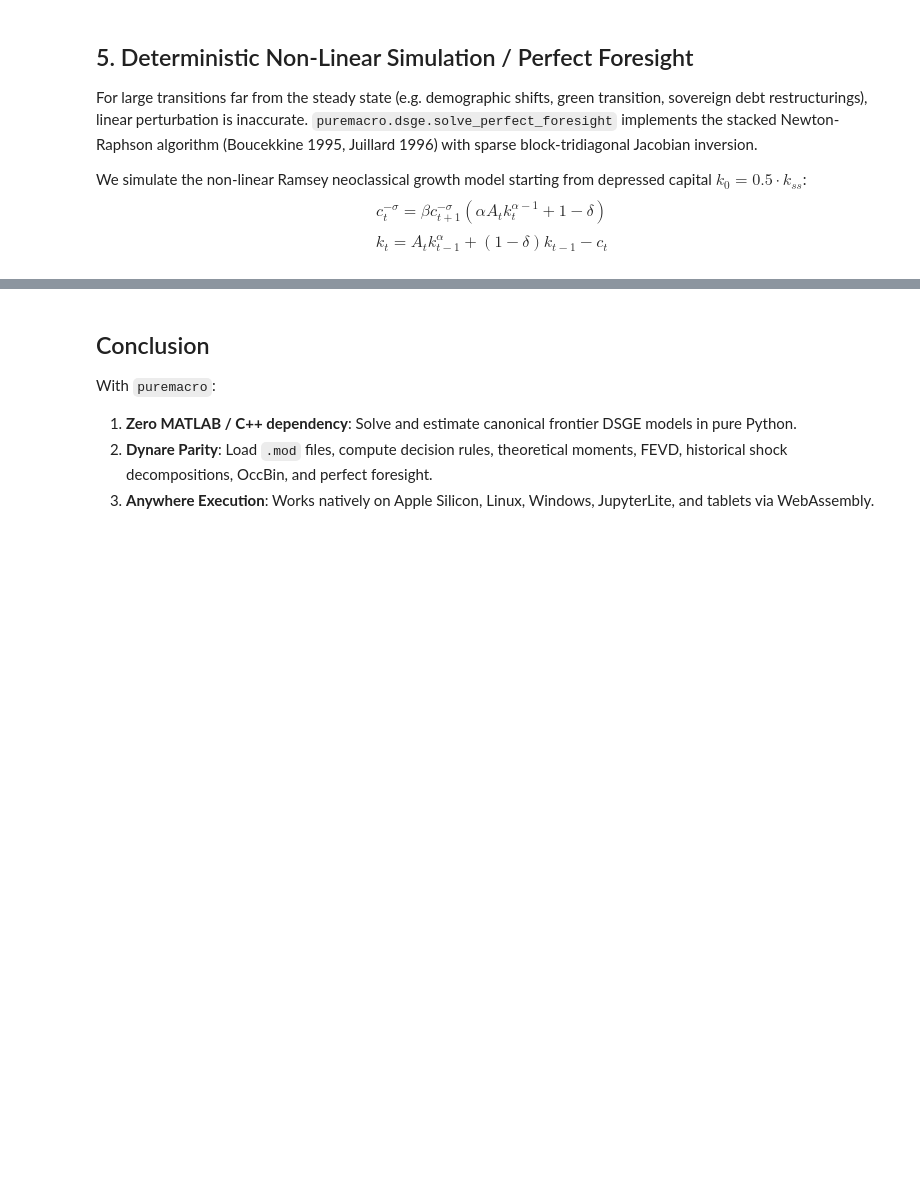
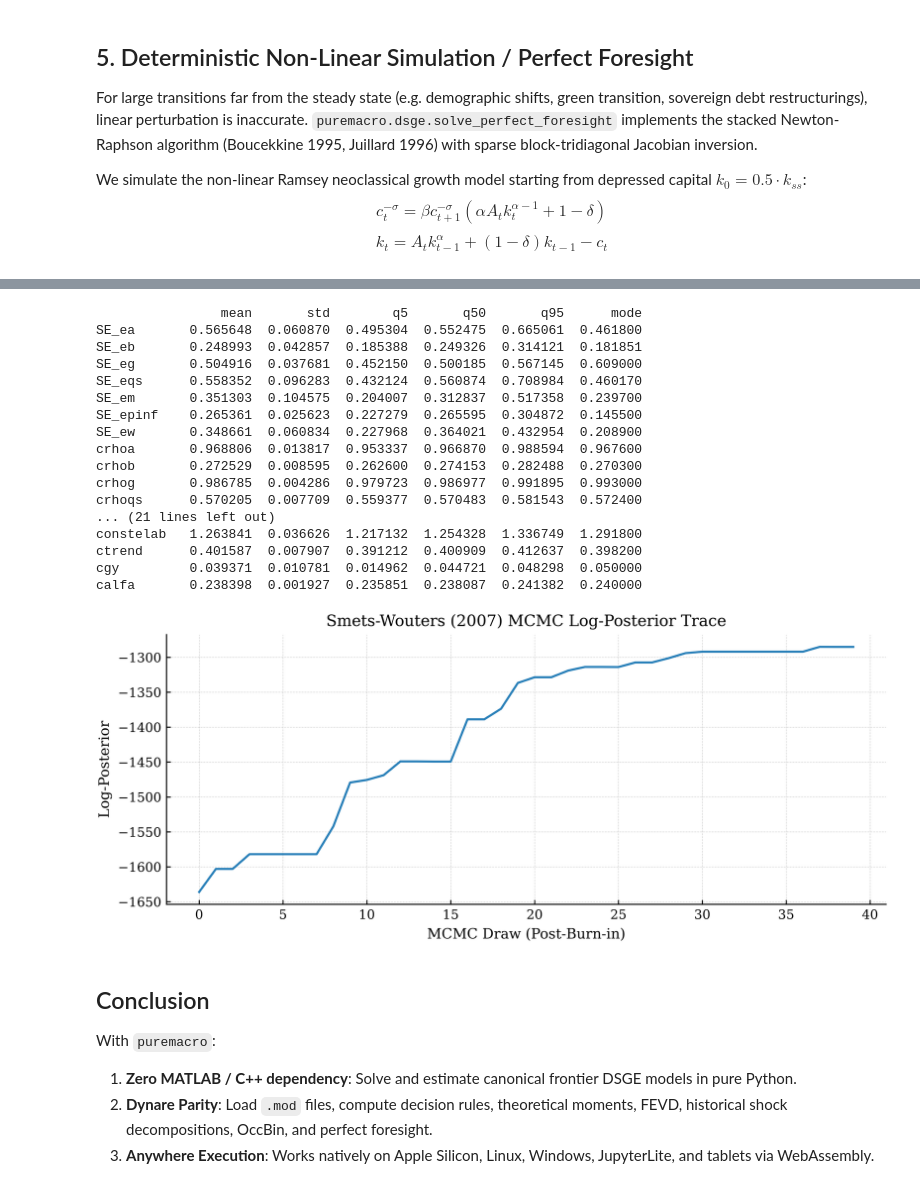
Before and after one commit to jalonso1979/puremacro, a Jupyter notebook: notebooks/41_dynare_frontier_showcase.ipynb, the cells around one changed output, grey strips where cells are left out. Drawn from its saved outputs; the diff is of its cells as text; code cells hidden in the pictures; blank space fills up the shorter version.

```diff
--- a/notebooks/41_dynare_frontier_showcase.ipynb
+++ b/notebooks/41_dynare_frontier_showcase.ipynb
@@ -218,3 +256,41 @@ plt.show()
+# %%
+bayes_res = m.estimate(
+    data,
+    mode_compute="none",
+    n_draws=40,
+    burn_in=20,
+    seed=42,
+)
+
+print(bayes_res.summary())
+
+# Plot MCMC trace of the log-posterior
+fig_bayes, ax = plt.subplots(figsize=(8, 3.5))
+ax.plot(bayes_res.log_posterior_trace[0], color="#2980b9", lw=1.5)
+ax.set_xlabel("MCMC Draw (Post-Burn-in)")
+ax.set_ylabel("Log-Posterior")
+ax.set_title("Smets-Wouters (2007) MCMC Log-Posterior Trace")
+plt.tight_layout()
+plt.show()
+# %% [output]
+                mean       std        q5       q50       q95      mode
+SE_ea       0.565648  0.060870  0.495304  0.552475  0.665061  0.461800
+SE_eb       0.248993  0.042857  0.185388  0.249326  0.314121  0.181851
+SE_eg       0.504916  0.037681  0.452150  0.500185  0.567145  0.609000
+SE_eqs      0.558352  0.096283  0.432124  0.560874  0.708984  0.460170
+SE_em       0.351303  0.104575  0.204007  0.312837  0.517358  0.239700
+SE_epinf    0.265361  0.025623  0.227279  0.265595  0.304872  0.145500
+SE_ew       0.348661  0.060834  0.227968  0.364021  0.432954  0.208900
+crhoa       0.968806  0.013817  0.953337  0.966870  0.988594  0.967600
+crhob       0.272529  0.008595  0.262600  0.274153  0.282488  0.270300
+crhog       0.986785  0.004286  0.979723  0.986977  0.991895  0.993000
+crhoqs      0.570205  0.007709  0.559377  0.570483  0.581543  0.572400
+... (21 lines left out)
+constelab   1.263841  0.036626  1.217132  1.254328  1.336749  1.291800
+ctrend      0.401587  0.007907  0.391212  0.400909  0.412637  0.398200
+cgy         0.039371  0.010781  0.014962  0.044721  0.048298  0.050000
+calfa       0.238398  0.001927  0.235851  0.238087  0.241382  0.240000
+[figure, added]
 # %% [markdown]
 ## Conclusion
 
```
Also changed, not shown: parts of 10 cells of this notebook, 36 other files.
